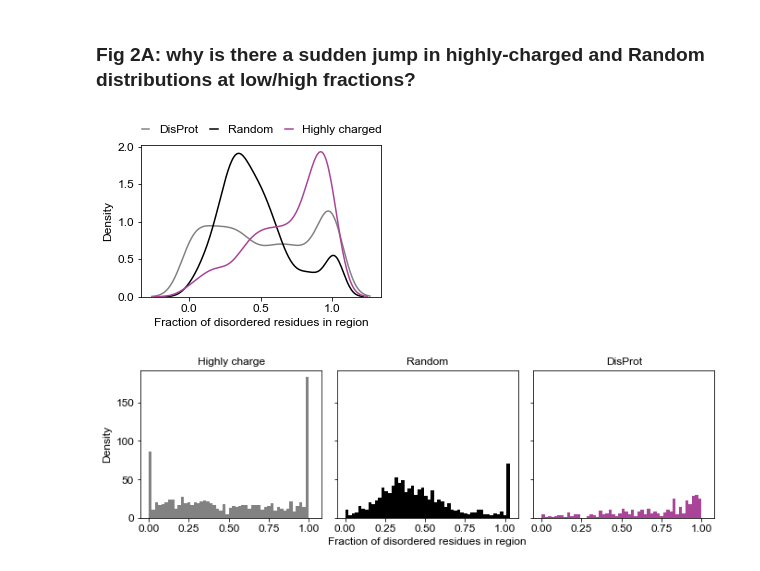
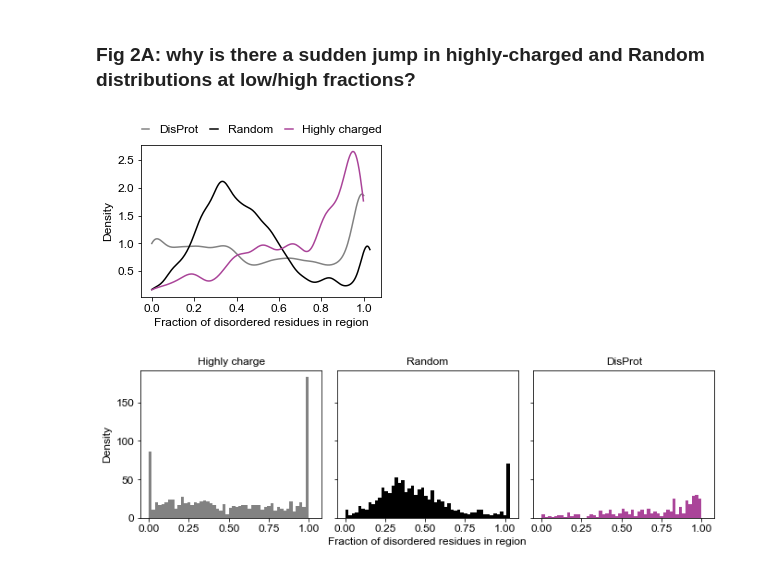
Before and after one commit to rosalindpan/hcrpaper, a Jupyter notebook: code/analysis/revision.ipynb, the cells around one changed output. Saved outputs shown, nothing was run; the diff lists cells and outputs as text; code cells hidden in the pictures.

```diff
--- a/code/analysis/revision.ipynb
+++ b/code/analysis/revision.ipynb
@@ -171,20 +171,20 @@ idr_disordered_frac = np.loadtxt("../../data/af_ss_processed/idr_disordered_frac
 # %%
 fig, ax = plt.subplots(1, figsize=(4.3,2.8),
                          sharex=True, sharey=True)
 
-sns.kdeplot(hits_disordered_frac, color=cscheme['dis'], label='DisProt')
-sns.kdeplot(rand_disordered_frac, color=cscheme['null'], label='Random')
-sns.kdeplot(idr_disordered_frac, color=cscheme['cr'], label='Highly charged')
+sns.kdeplot(hits_disordered_frac, color=cscheme['dis'], label='DisProt', bw_adjust=0.5, cut=0)
+sns.kdeplot(rand_disordered_frac, color=cscheme['null'], label='Random', bw_adjust=0.5, cut=0)
+sns.kdeplot(idr_disordered_frac, color=cscheme['cr'], label='Highly charged', bw_adjust=0.5, cut=0)
 
 plt.xlabel('Fraction of disordered residues in region')
 plt.ylabel('Density')
 L = plt.legend(bbox_to_anchor=(1.05, 1.2), ncol=3, columnspacing=1, frameon=False, handlelength=.65)
 
 plt.savefig('../../figures/plots/Figure2A.png', dpi=300, bbox_inches='tight')
 #plt.tight_layout()
 plt.show()
 # %% [output]
-[figure, old version]
+[figure, new version]
 # %%
 fig, axes = plt.subplots(1, 3, figsize=(10, 3.5),
                          sharex=True, sharey=True)
```
Also changed, not shown: 8 other files.
